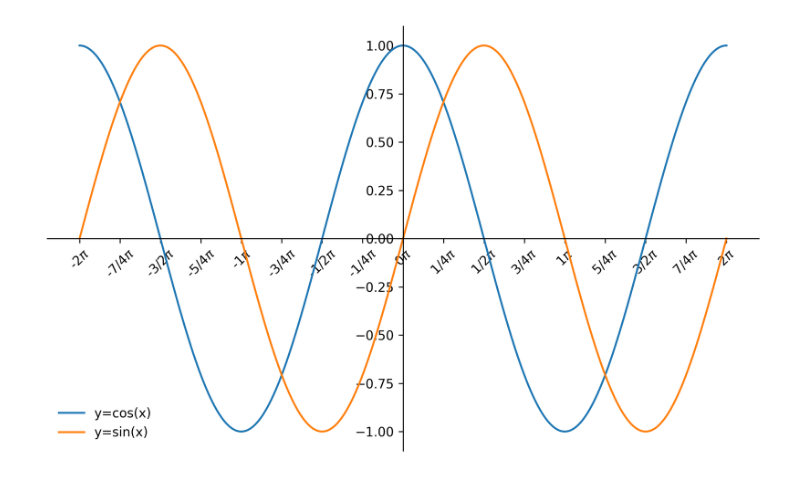
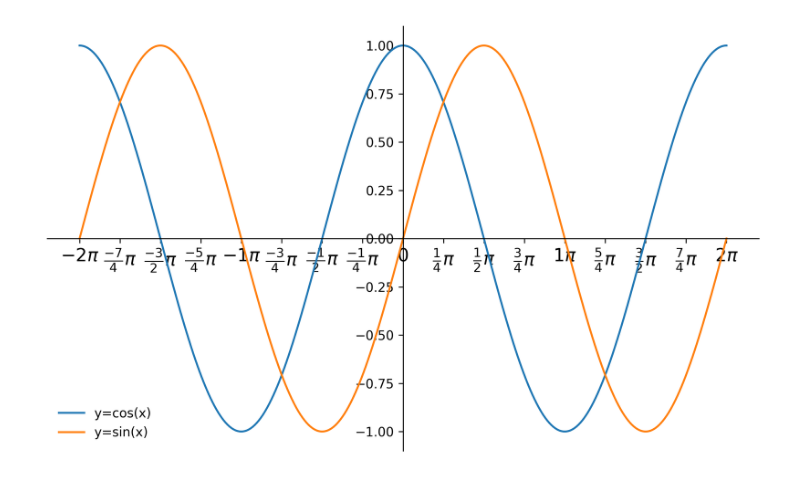
Before and after one commit to neverpartZY/Document, a Jupyter notebook: graph.ipynb, the cells around one changed output. Drawn from its saved outputs; the diff is of its cells as text; code cells hidden in the pictures.

```diff
--- a/graph.ipynb
+++ b/graph.ipynb
@@ -5,20 +1,42 @@ import fractions
+# %%
+import numpy as np
+import matplotlib.pyplot as plt
+import fractions
+def ticks_dyi(x):
+    a = round(x/np.pi,2)
+    if a == 0:
+        return '0'
+    elif a**2 == 1:
+        return '$\pi$'
+    elif a !=int(a):
+        b = round(fractions.Fraction(a).numerator)
+        c = round(fractions.Fraction(a).denominator)
+        return r'$\frac{{%d}}{{%d}}\pi$'%(b,c)
+        # return r'$\frac{{}}{{}}\pi$'.format(b,c)
+
+    elif a == int(a) and a!=0:
+        return rf'${round(a)}\pi$'
+a = [i for i in np.arange(-2*np.pi,2*np.pi+0.1,np.pi/4)]
+r = list(map(ticks_dyi,a))
 # %%
 x = np.linspace(-2*np.pi,np.pi*2,1000)
 y = np.cos(x)
 y2 = np.sin(x)
 fig, ax=plt.subplots(figsize=(10,6),dpi=300)
 plt.plot(x,y,label='y=cos(x)')
 plt.plot(x,y2,label='y=sin(x)')
 
-ax.set_xticks([i for i in np.arange(-2*np.pi,2*np.pi+0.1,np.pi/4)],
-           [f'{fractions.Fraction(round(i/np.pi,2))}$\pi$' for i in np.arange(-2*np.pi,2*np.pi+0.1,np.pi/4)],
+ax.set_xticks(a,
+           r,
+           fontsize=20
            )
-ax.tick_params(axis='x', labelrotation=45)
+ax.tick_params(axis='x', labelrotation=0)
 ax = plt.gca()
 plt.legend(frameon=False,loc='best')
 ax.spines['left'].set_position(('data',0))
 ax.spines['bottom'].set_position(('data',0))
 ax.spines['top'].set_color(None)
 ax.spines['right'].set_color(None)
+ax.tick_params(axis='x',labelsize=14)
 # %% [output]
-[figure, old version]
+[figure, new version]
```
Also changed, not shown: parts of 6 cells of this notebook.
